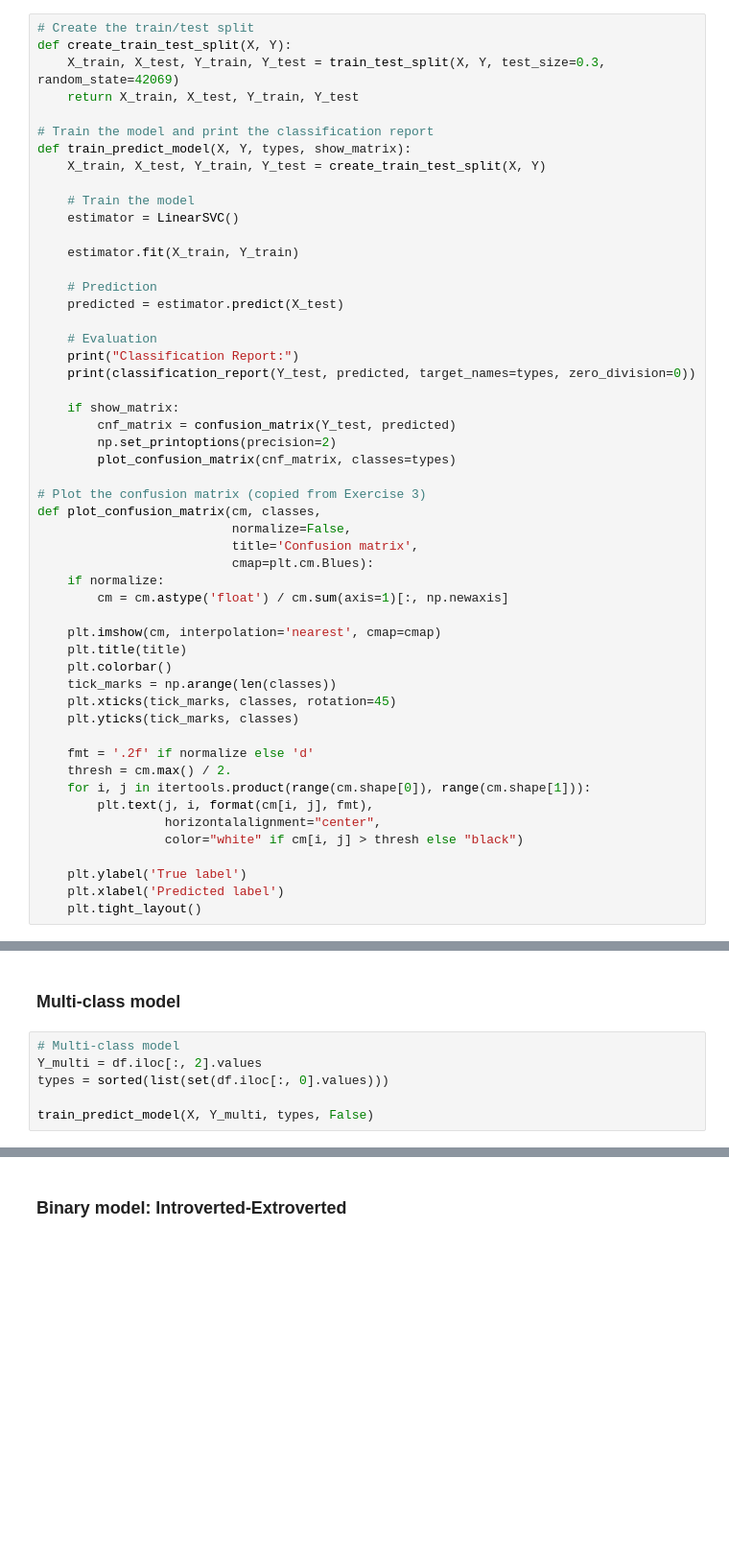
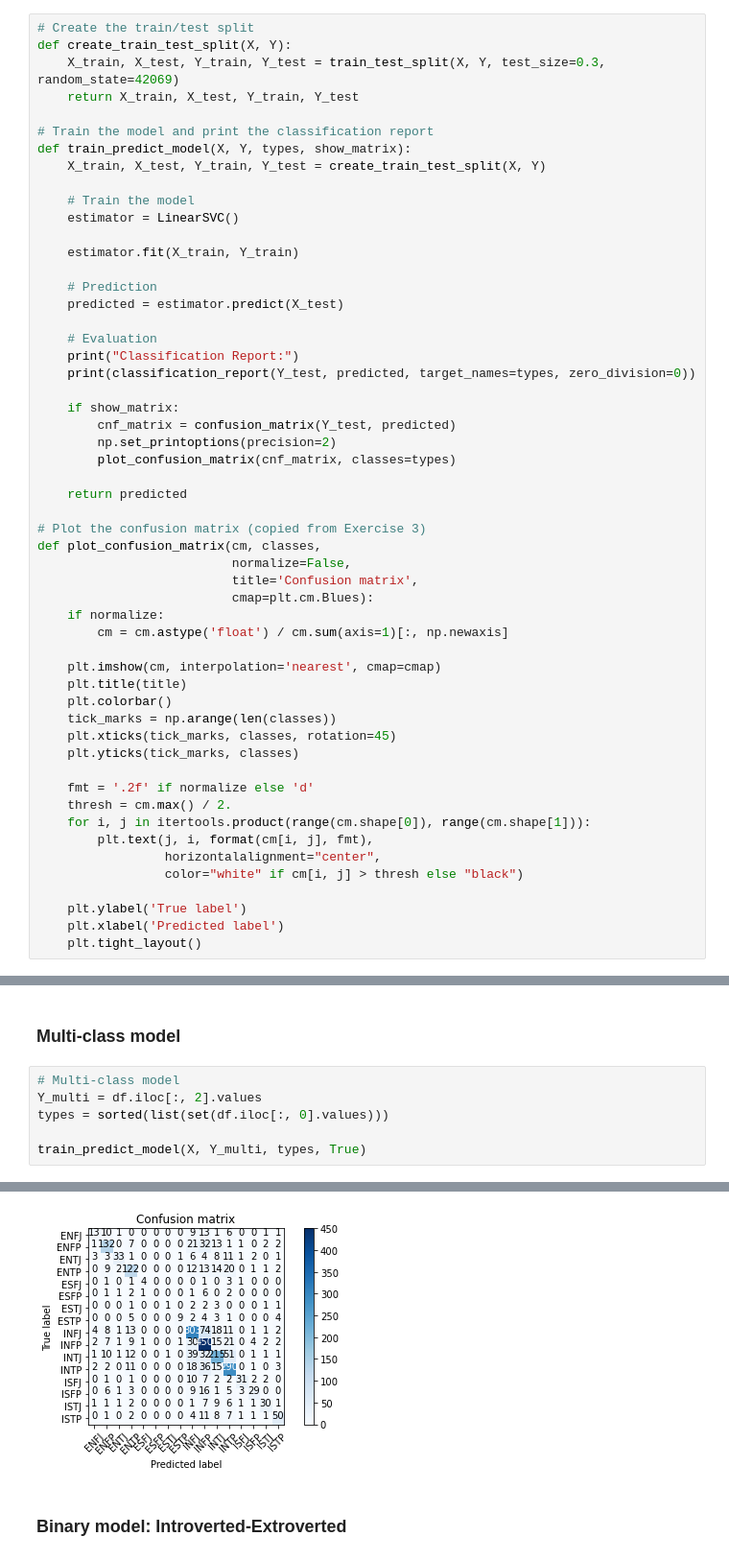
Before and after one commit to pgphi/Data_Mining_MBTI, a Jupyter notebook: Support_Vector_Classifier/Linear_Support_Vector_Classifier_Baseline.ipynb, the cells around one changed output, grey strips where cells are left out. Shown: that part at 96% size. Drawn from its saved outputs; the diff is of its cells as text; blank space fills up the shorter version.

```diff
--- a/Support_Vector_Classifier/Linear_Support_Vector_Classifier_Baseline.ipynb
+++ b/Support_Vector_Classifier/Linear_Support_Vector_Classifier_Baseline.ipynb
@@ -50,6 +51,8 @@ def train_predict_model(X, Y, types, show_matrix):
         np.set_printoptions(precision=2)
         plot_confusion_matrix(cnf_matrix, classes=types)
 
+    return predicted
+
 # Plot the confusion matrix (copied from Exercise 3)
 def plot_confusion_matrix(cm, classes,
                           normalize=False,
@@ -94,7 +97,7 @@ Vectorizer created 140798 features.
 Y_multi = df.iloc[:, 2].values
 types = sorted(list(set(df.iloc[:, 0].values)))
 
-train_predict_model(X, Y_multi, types, False)
+train_predict_model(X, Y_multi, types, True)
 # %% [output]
 Classification Report:
               precision    recall  f1-score   support
@@ -116,3 +120,4 @@ weighted avg       0.66      0.66      0.65      2603
+[figure, added]
 # %% [markdown]
 ### Binary model: Introverted-Extroverted
 # %%
```
Also changed, not shown: parts of 10 cells of this notebook, 3 other files.
